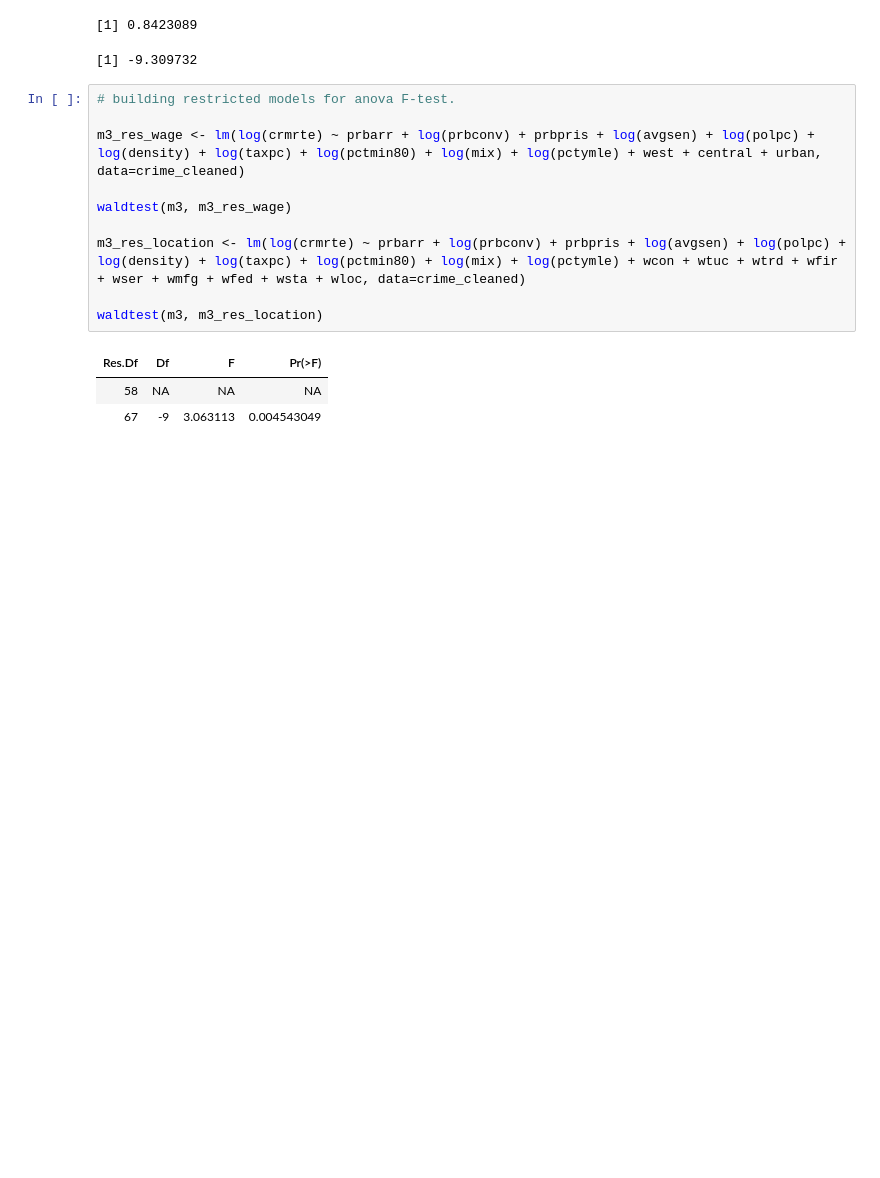
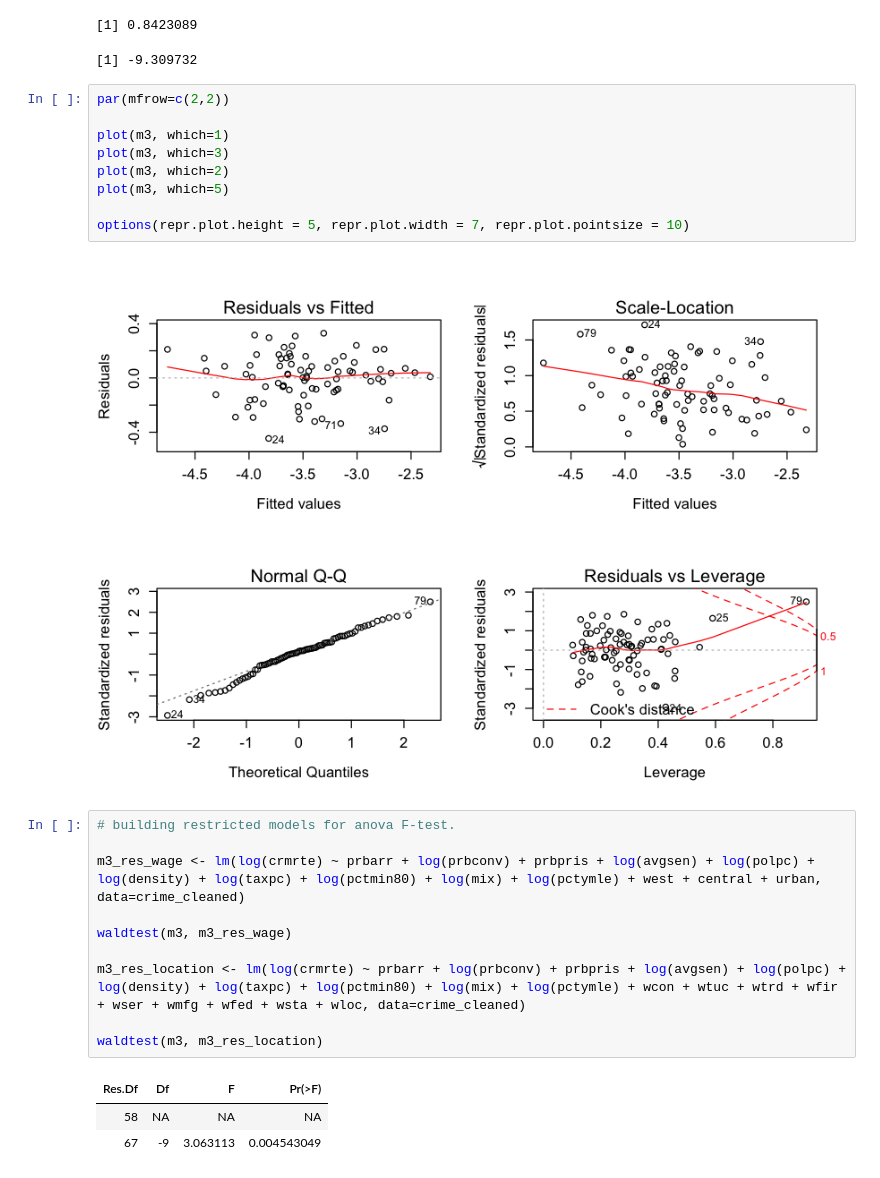
Before and after one commit to lucaschadwicklam97/lab_3_collab, a Jupyter notebook: Annabelle_Joy_Lucas_lab3_final.ipynb, the cells around one changed output. Saved outputs shown, nothing was run; the diff lists cells and outputs as text; blank space fills up the shorter version.

Commit message:
added m3 graphs

```diff
--- a/Annabelle_Joy_Lucas_lab3_final.ipynb
+++ b/Annabelle_Joy_Lucas_lab3_final.ipynb
@@ -510,6 +510,17 @@ Signif. codes:  0 ‘***’ 0.001 ‘**’ 0.01 ‘*’ 0.05 ‘.’ 0.1 ‘ ’
 [1] 0.885674
 [1] 0.8423089
 [1] -9.309732
+# %%
+par(mfrow=c(2,2))
+
+plot(m3, which=1)
+plot(m3, which=3)
+plot(m3, which=2)
+plot(m3, which=5)
+
+options(repr.plot.height = 5, repr.plot.width = 7, repr.plot.pointsize = 10)
+# %% [output]
+[figure, added]
 # %%
 # building restricted models for anova F-test.
 
```
Also changed, not shown: parts of 3 cells of this notebook.
